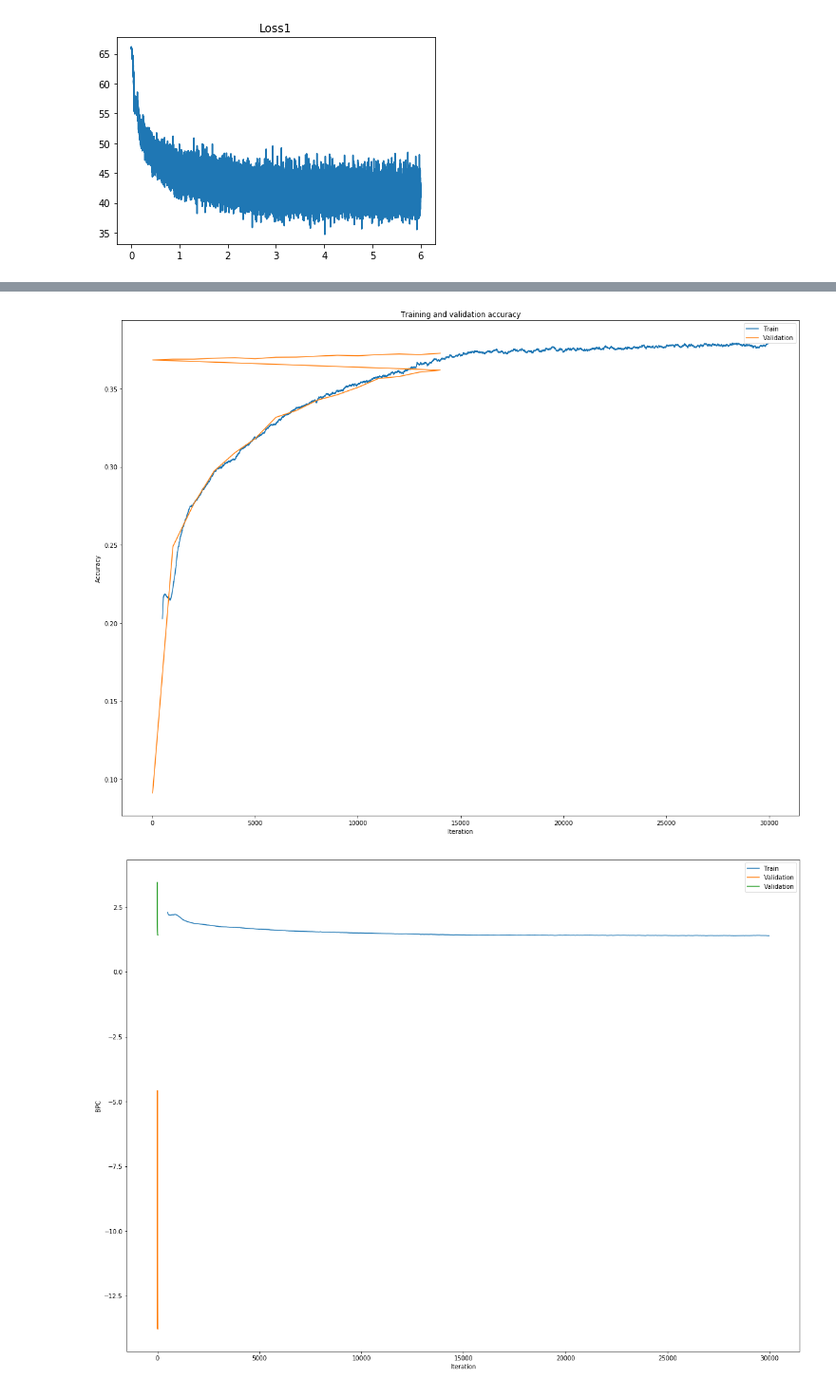
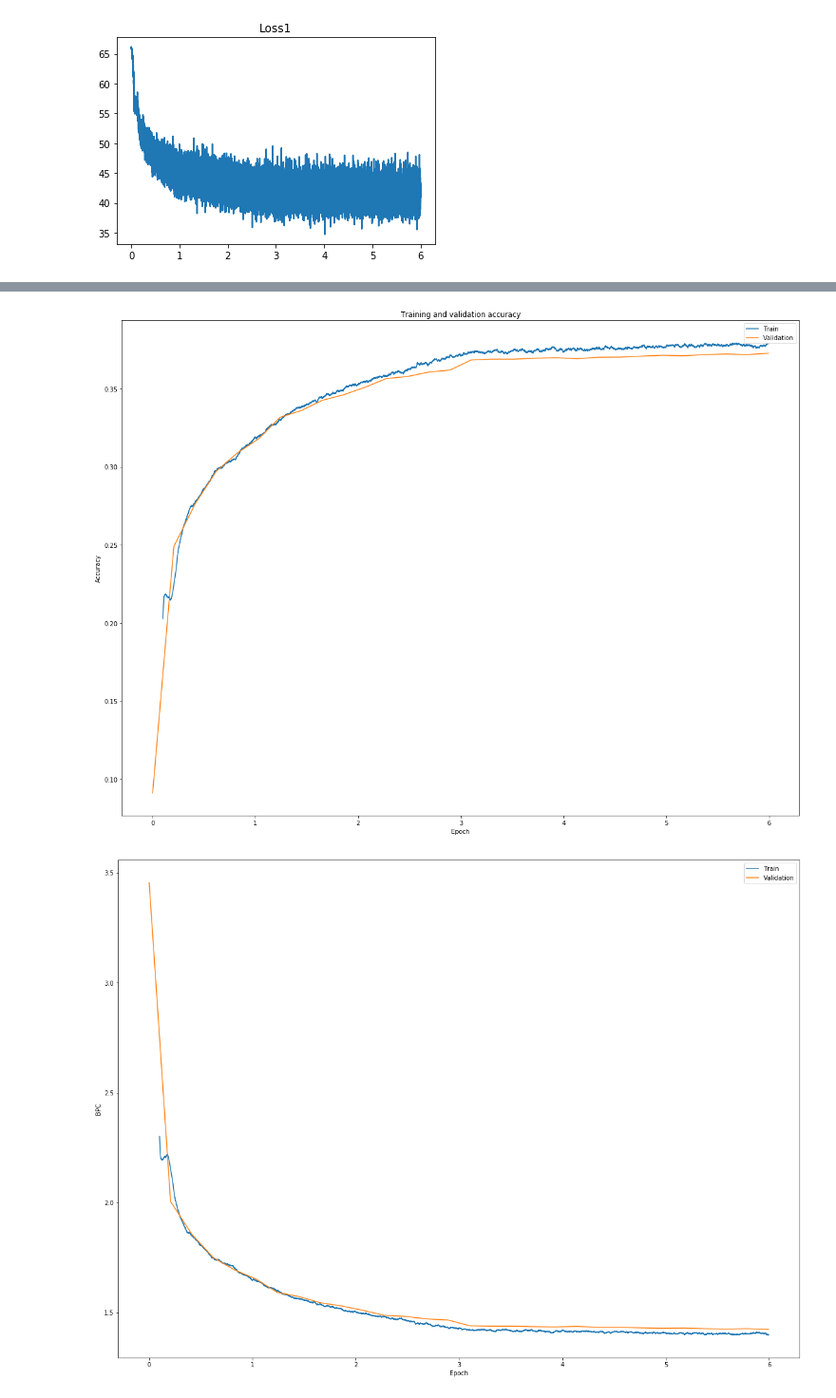
Before and after one commit to matthewkennedy5/RRNN, a Jupyter notebook: visualize-results.ipynb, the cells around one changed output, grey strips where cells are left out. Shown: that part at 95% size. Cells and saved outputs as stored; diff of their text form; code cells hidden in the pictures.

```diff
--- a/visualize-results.ipynb
+++ b/visualize-results.ipynb
@@ -106,42 +108,46 @@ if params['nb_val'] > 0:
             val.append([float(term) for term in iteration.split()])
     val = np.array(val)
 else:
     val = np.zeros((2, 2))
 
 train = []
 with open(dirname + '/train_acc.txt', 'r') as f:
     for iteration in f:
         train.append([float(term) for term in iteration.split()])
 train = np.array(train)
 
 # Training accuracy here is the average of the last V training examples,
 # where V is the size of the validation set.
 val_size = 500
 for i in reversed(range(train.shape[0])):
     train[i] = np.mean(train[i-val_size:i])
 
+train_x = np.linspace(0, train.shape[0] / n_data, num=train.shape[0])
+val_x = np.linspace(0, N_iters / n_data, num=val.shape[0])
 plt.figure(figsize=(20, 15))
-plt.plot(range(N_iters), train, label='Train')
-plt.plot(val[:, 0], val[:, 1:], label='Validation')
+plt.plot(train_x, train, label='Train')
+plt.plot(val_x, val[:, 1:], label='Validation')
 plt.title('Training and validation accuracy')
 plt.ylabel('Accuracy')
-plt.xlabel('Iteration')
+plt.xlabel('Epoch')
 plt.legend(loc='upper right')
 plt.show()
 
 eps = 1e-6
 train_bpc = -np.log2(train + eps)
-val_bpc = -np.log2(val + eps)
+val_bpc = -np.log2(val[:, 1] + eps)
 plt.figure(figsize=(20, 15))
-plt.plot(range(train_bpc.shape[0]), train_bpc, label='Train')
-plt.plot(range(val_bpc.shape[0]), val_bpc, label='Validation')
+train_x = np.linspace(0, train_bpc.shape[0] / n_data, num=train_bpc.shape[0])
+val_x = np.linspace(0, N_iters / n_data, num=val_bpc.shape[0])
+plt.plot(train_x, train_bpc, label='Train')
+plt.plot(val_x, val_bpc, label='Validation')
 plt.ylabel('BPC')
-plt.xlabel('Iteration')
+plt.xlabel('Epoch')
 plt.legend()
 plt.show()
 # %% [output]
-[figure, old version]
+[figure, new version]
-[figure, old version]
+[figure, new version]
 # %%
 # Display weight magnitudes
 
```
Also changed, not shown: parts of 5 cells of this notebook.
